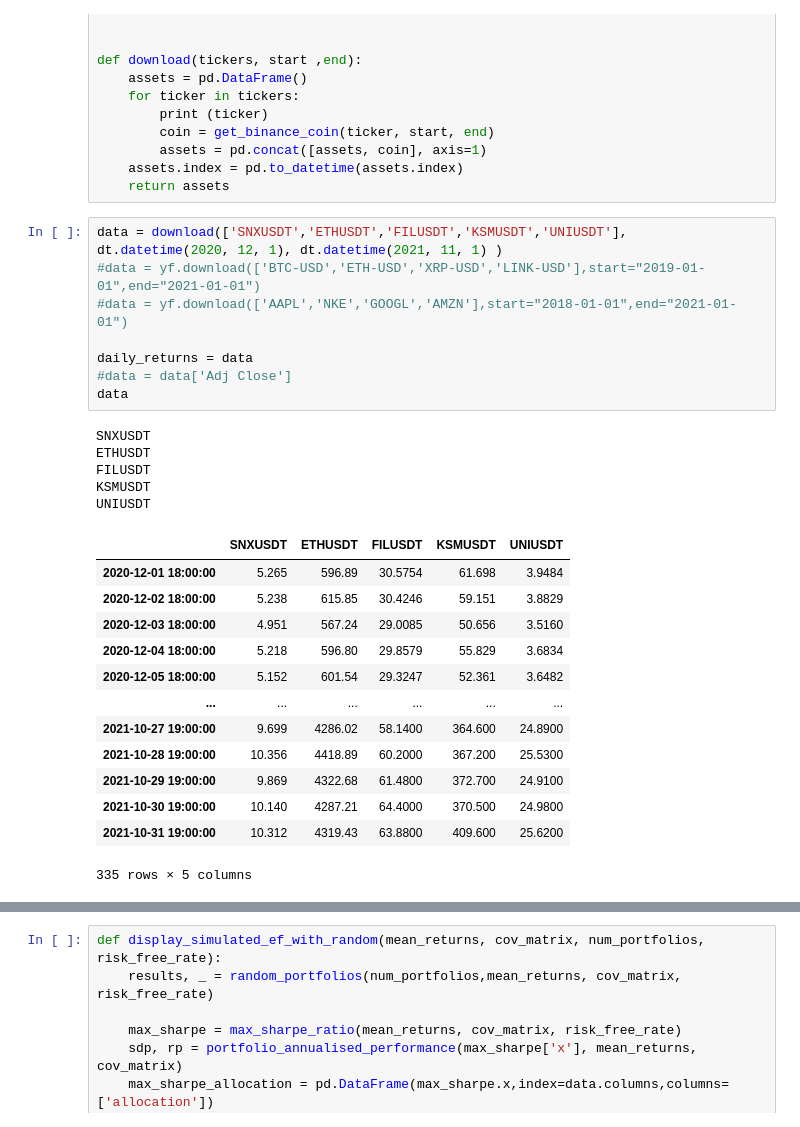
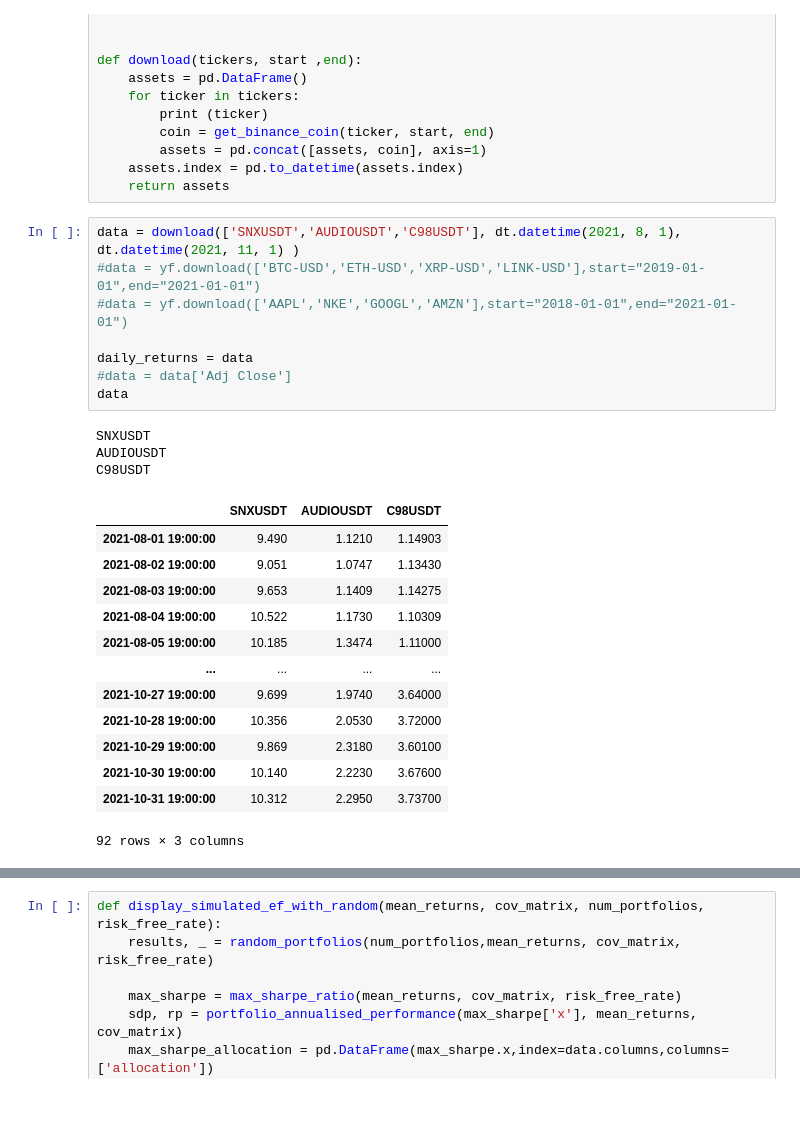
Before and after one commit to dev-jamesk/Crypto-Efficient-Frontier-Visualizer, a Jupyter notebook: Lab.ipynb, the cells around one changed output, grey strips where cells are left out. Drawn from its saved outputs; the diff is of its cells as text.

```diff
--- a/Lab.ipynb
+++ b/Lab.ipynb
@@ -50,32 +50,30 @@ def download(tickers, start ,end):
     assets.index = pd.to_datetime(assets.index)
     return assets
 # %%
-data = download(['SNXUSDT','ETHUSDT','FILUSDT','KSMUSDT','UNIUSDT'], dt.datetime(2020, 12, 1), dt.datetime(2021, 11, 1) )
+data = download(['SNXUSDT','AUDIOUSDT','C98USDT'], dt.datetime(2021, 8, 1), dt.datetime(2021, 11, 1) )
 #data = yf.download(['BTC-USD','ETH-USD','XRP-USD','LINK-USD'],start="2019-01-01",end="2021-01-01")
 #data = yf.download(['AAPL','NKE','GOOGL','AMZN'],start="2018-01-01",end="2021-01-01")
 
 daily_returns = data
 #data = data['Adj Close']
 data
 # %% [output]
 SNXUSDT
-ETHUSDT
-FILUSDT
-KSMUSDT
-UNIUSDT
+AUDIOUSDT
+C98USDT
-|  | SNXUSDT | ETHUSDT | FILUSDT | KSMUSDT | UNIUSDT |
-| 2020-12-01 18:00:00 | 5.265 | 596.89 | 30.5754 | 61.698 | 3.9484 |
-| 2020-12-02 18:00:00 | 5.238 | 615.85 | 30.4246 | 59.151 | 3.8829 |
-| 2020-12-03 18:00:00 | 4.951 | 567.24 | 29.0085 | 50.656 | 3.5160 |
-| 2020-12-04 18:00:00 | 5.218 | 596.80 | 29.8579 | 55.829 | 3.6834 |
-| 2020-12-05 18:00:00 | 5.152 | 601.54 | 29.3247 | 52.361 | 3.6482 |
-| ... | ... | ... | ... | ... | ... |
-| 2021-10-27 19:00:00 | 9.699 | 4286.02 | 58.1400 | 364.600 | 24.8900 |
-| 2021-10-28 19:00:00 | 10.356 | 4418.89 | 60.2000 | 367.200 | 25.5300 |
-| 2021-10-29 19:00:00 | 9.869 | 4322.68 | 61.4800 | 372.700 | 24.9100 |
-| 2021-10-30 19:00:00 | 10.140 | 4287.21 | 64.4000 | 370.500 | 24.9800 |
-| 2021-10-31 19:00:00 | 10.312 | 4319.43 | 63.8800 | 409.600 | 25.6200 |
+|  | SNXUSDT | AUDIOUSDT | C98USDT |
+| 2021-08-01 19:00:00 | 9.490 | 1.1210 | 1.14903 |
+| 2021-08-02 19:00:00 | 9.051 | 1.0747 | 1.13430 |
+| 2021-08-03 19:00:00 | 9.653 | 1.1409 | 1.14275 |
+| 2021-08-04 19:00:00 | 10.522 | 1.1730 | 1.10309 |
+| 2021-08-05 19:00:00 | 10.185 | 1.3474 | 1.11000 |
+| ... | ... | ... | ... |
+| 2021-10-27 19:00:00 | 9.699 | 1.9740 | 3.64000 |
+| 2021-10-28 19:00:00 | 10.356 | 2.0530 | 3.72000 |
+| 2021-10-29 19:00:00 | 9.869 | 2.3180 | 3.60100 |
+| 2021-10-30 19:00:00 | 10.140 | 2.2230 | 3.67600 |
+| 2021-10-31 19:00:00 | 10.312 | 2.2950 | 3.73700 |
-335 rows × 5 columns
+92 rows × 3 columns
 # %%
 # Calculate daily return.
 daily_returns = np.log(1+daily_returns.pct_change())
```
Also changed, not shown: parts of 9 cells of this notebook, 8 other files.
